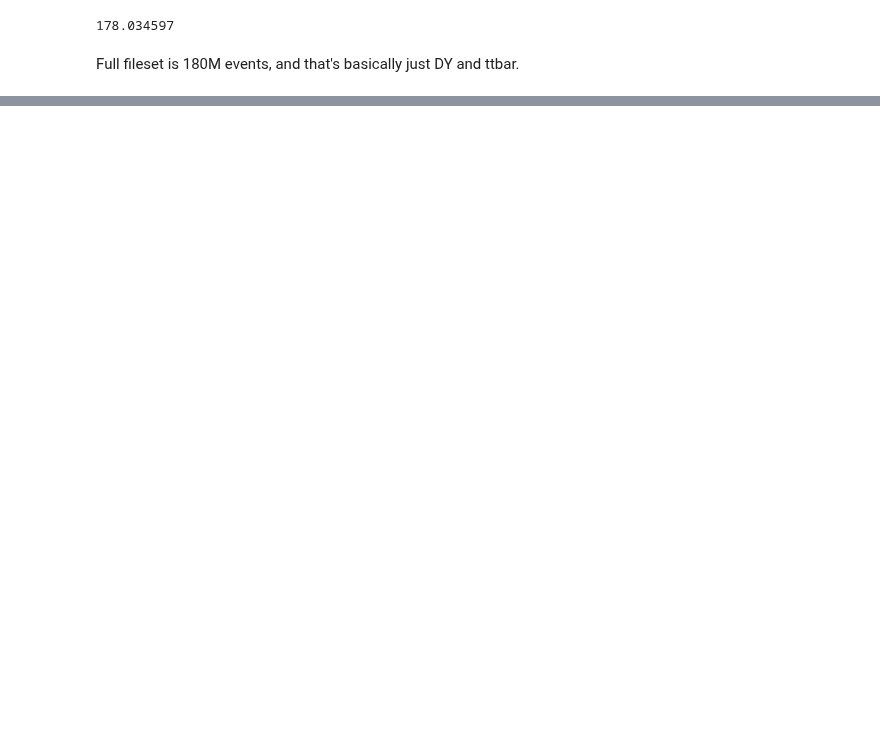
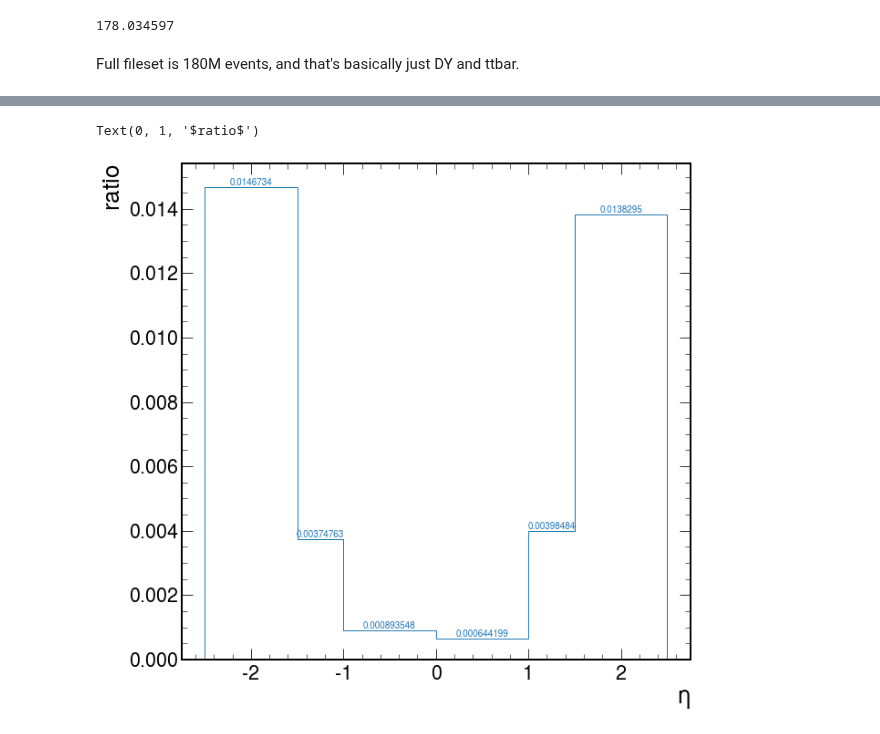
Before and after one commit to JacksonWallace/FCNC, a Jupyter notebook: notebooks/Electrons.ipynb, the cells around one changed output, grey strips where cells are left out. Cells and saved outputs as stored; diff of their text form; code cells hidden in the pictures; blank space fills up the shorter version.

```diff
--- a/notebooks/Electrons.ipynb
+++ b/notebooks/Electrons.ipynb
@@ -332,0 +261,8 @@ h2
+# %%
+fig, ax  = plt.subplots(1, 1,figsize=(10,10) )
+h1.divide(h2).projection("y").plot(show_counts=True)
+ax.set_xlabel(r'$\eta$')
+ax.set_ylabel(r'$ratio$')
+# %% [output]
+Text(0, 1, '$ratio$')
+[figure, added]
```
Also changed, not shown: parts of 23 cells of this notebook, 6 other files.
